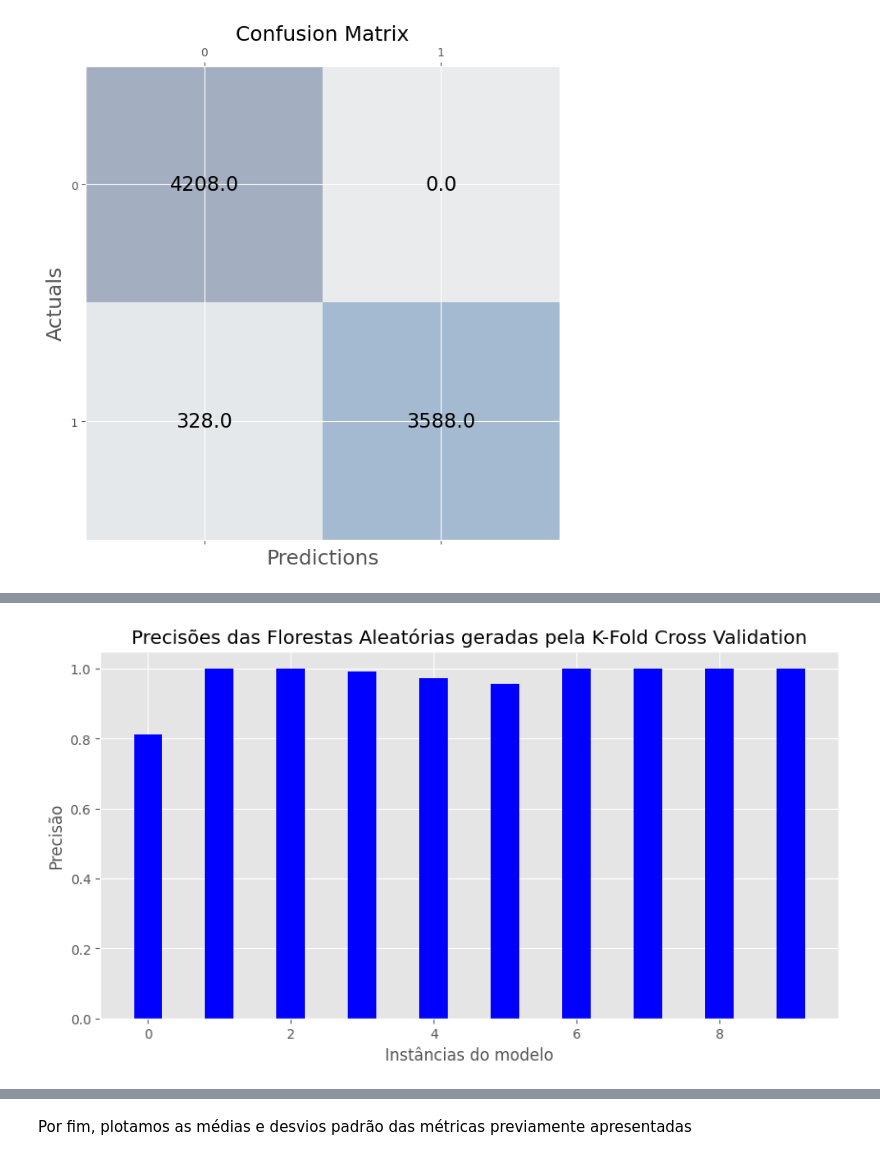
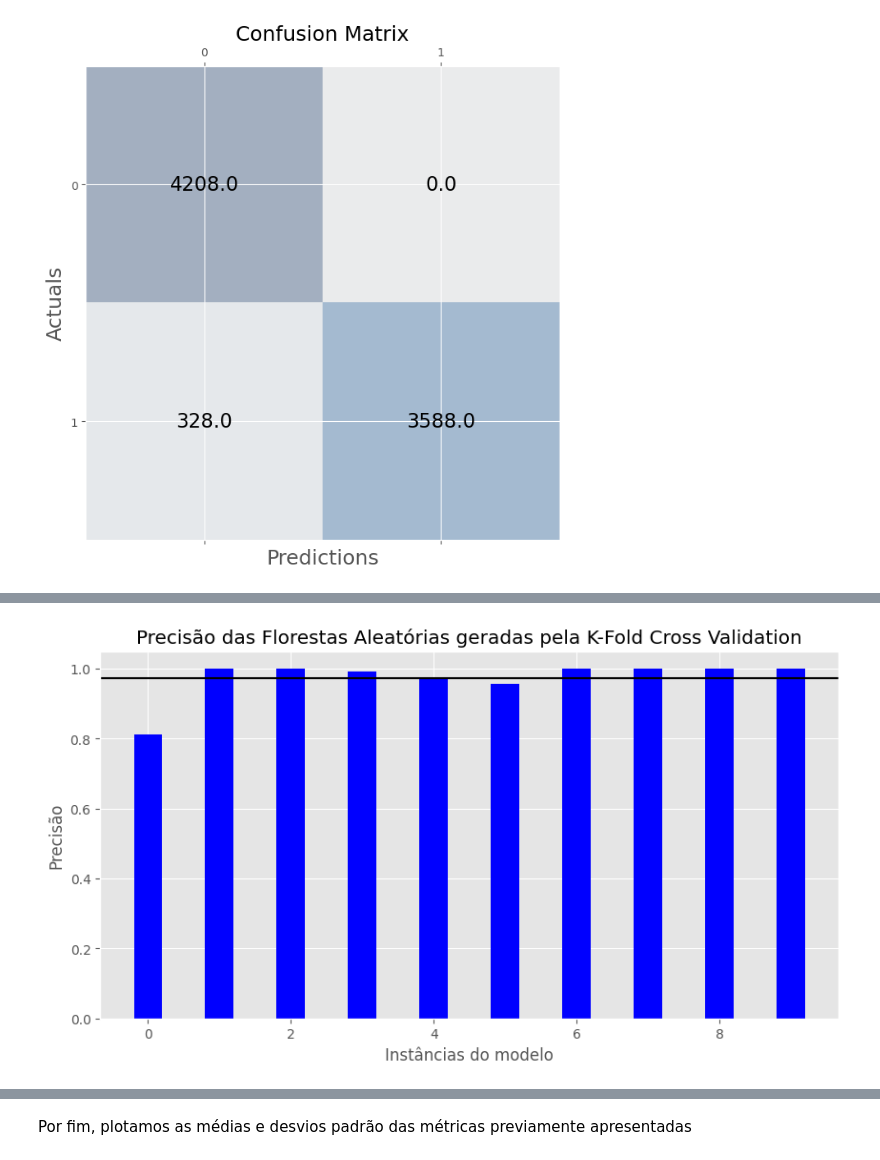
Before and after one commit to amauryTCassola/MachineLearning-2023, a Jupyter notebook: main.ipynb, the cells around one changed output, grey strips where cells are left out. Cells and saved outputs as stored; diff of their text form; code cells hidden in the pictures.

```diff
--- a/main.ipynb
+++ b/main.ipynb
@@ -277,15 +276,14 @@ plt.show()
 # %%
 fig = plt.figure(figsize = (10, 5))
 
-# creating the bar plot
 plt.bar(range(crossValidationK), forestCrossValidationMetrics.precisions, color ='blue', width = 0.4)
-
+plt.axhline(y=forestCrossValidationMetrics.avgPrecision, color='black')
 plt.xlabel("Instâncias do modelo")
 plt.ylabel("Precisão")
 plt.title("Precisão das Florestas Aleatórias geradas pela K-Fold Cross Validation")
 plt.show()
 # %% [output]
-[figure, old version]
+[figure, new version]
 # %%
 fig = plt.figure(figsize = (10, 5))
 
```
Also changed, not shown: parts of 13 cells of this notebook.
